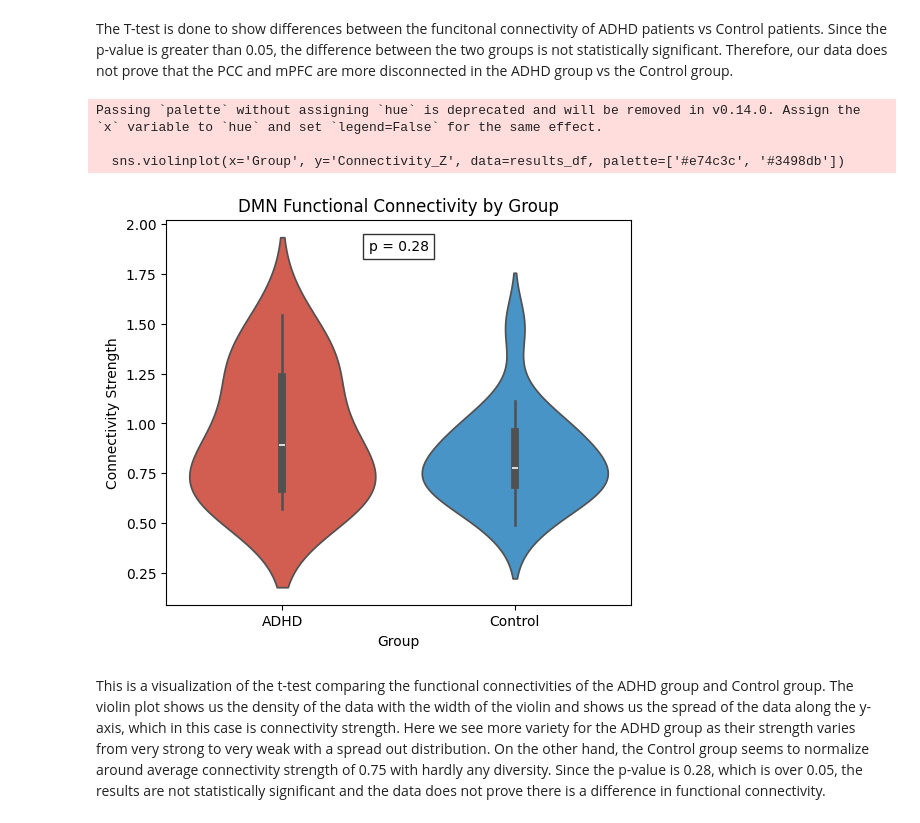
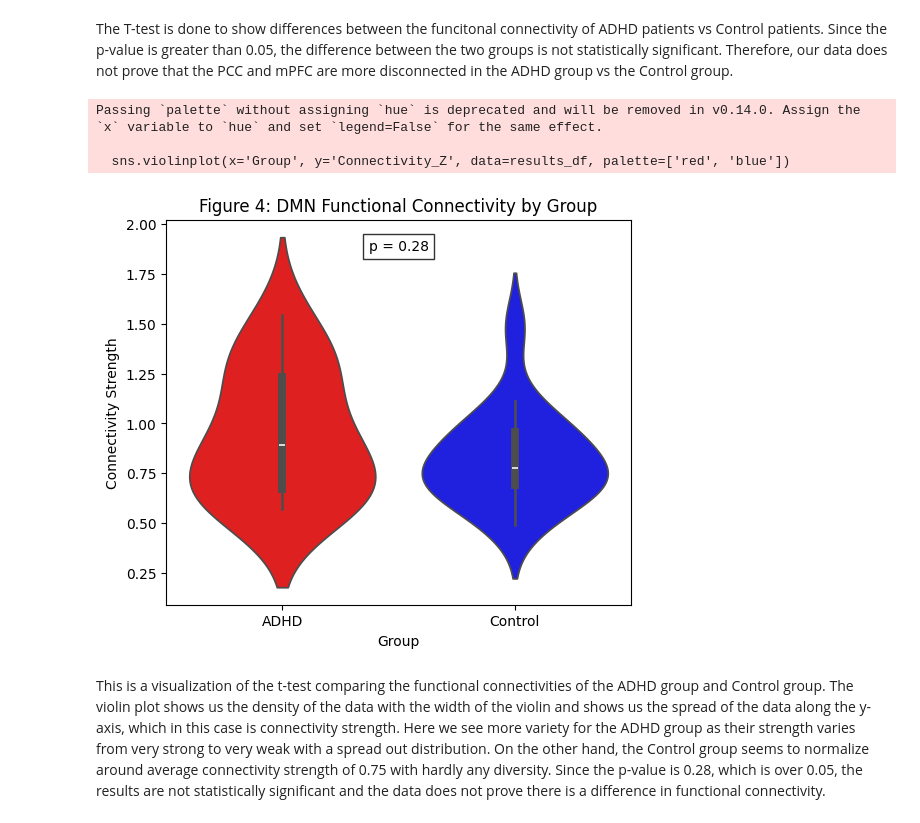
Before and after one commit to brandonmelendezrodr/bipn_finalproject, a Jupyter notebook: final_project_draft1.ipynb, the cells around one changed output. Cells and saved outputs as stored; diff of their text form; code cells hidden in the pictures.

```diff
--- a/final_project_draft1.ipynb
+++ b/final_project_draft1.ipynb
@@ -93,6 +102,7 @@ samples_df.head()
 | 3 | 4440 | 18 | 2273 | CX | LGd | dorsal lateral geniculate nucleus... | 41473 | ... |
 | 4 | 4266 | 17 | 2785 | CX | CA4 | CA4 field, right | 41142 | ... |
 # %%
+# Phenotype dataset is part of the adhd_200 dataset that includes phenotypic data of the patients
 pheno_df = pd.DataFrame(adhd_data.phenotypic)
 # assigns subject as adhd or control
 pheno_df['Group'] = pheno_df['adhd'].apply(
@@ -103,3 +113,7 @@ pheno_df.columns
 pheno_df['dsm_iv_h_i'].value_counts()
 pheno_df['dsm_iv_inatt'].value_counts()
 pheno_df['dsm_iv_tot'].value_counts()
+
+pheno_df['calculated_symptom_score'] = pheno_df['dsm_iv_tot'].fillna(
+    pheno_df[['dsm_iv_inatt', 'dsm_iv_h_i']].sum(axis=1, min_count=1)
+)
@@ -113,11 +122,4 @@ Name: count, dtype: int64
 # %%
-# Internet-Assisted
-# MNI coordinates are standardized coordinates for 3D neuroimaging
-# the MNI coordinates for PCC is 0, -53, 26 and for mPFC is 0, 51, -6
-
-pcc_coords  = (0, -53, 26)   # Posterior Cingulate Cortex
-mpfc_coords = (0,  51,  -6)  # Medial Prefrontal Cortex
-
 # Gemini-Assisted method, helps look at the brain at a specific area using the MNI coordinates
 masker = NiftiSpheresMasker(
     seeds=[pcc_coords, mpfc_coords],
@@ -130,15 +132,6 @@ masker = NiftiSpheresMasker(
 )
 
 connectivity_records = []
-print('Extracting BOLD signals and computing PCC-mPFC connectivity...')
-
-
-
-
-pheno_df['Calculated_Symptom_Score'] = pheno_df['dsm_iv_tot'].fillna(
-    pheno_df[['dsm_iv_inatt', 'dsm_iv_h_i']].sum(axis=1, min_count=1)
-)
-
 for i in range( len(pheno_df)):
     func_file  = adhd_data.func[i]
     row        = pheno_df.iloc[i]
@@ -152,7 +145,7 @@ for i in range( len(pheno_df)):
     r_val, _ = pearsonr(pcc_signal, mpfc_signal)
     z_val    = np.arctanh(np.clip(r_val, -0.999, 0.999))
 
-    symptom_score = row.get('Calculated_Symptom_Score', np.nan)
+    symptom_score = row.get('calculated_symptom_score', np.nan)
     connectivity_records.append({
         'Subject':        row['Subject'],
         'Group':          row['Group'],
@@ -262,22 +285,23 @@ T-Test (ADHD vs Control): t = 1.11, p = 0.28
 # %% [markdown]
 The T-test is done to show differences between the funcitonal connectivity of ADHD patients vs Control patients. Since the p-value is greater than 0.05, the difference between the two groups is not statistically significant. Therefore, our data does not prove that the PCC and mPFC are more disconnected in the ADHD group vs the Control group.
 # %%
+# Figure 4
 # Violin Plot showing functional connectivity
 plt.figure(figsize=(6, 5))
-sns.violinplot(x='Group', y='Connectivity_Z', data=results_df, palette=['#e74c3c', '#3498db'])
+sns.violinplot(x='Group', y='Connectivity_Z', data=results_df, palette=['red', 'blue'])
 
-plt.title('DMN Functional Connectivity by Group')
+plt.title('Figure 4: DMN Functional Connectivity by Group')
 plt.ylabel('Connectivity Strength')
 plt.text(0.5, 0.92, f'p = {p_val_ttest:.2f}',
          ha='center', transform=plt.gca().transAxes,
          bbox=dict(facecolor='white', alpha=0.8))
 
 plt.show()
 # %% [output]
 Passing `palette` without assigning `hue` is deprecated and will be removed in v0.14.0. Assign the `x` variable to `hue` and set `legend=False` for the same effect.
 
-  sns.violinplot(x='Group', y='Connectivity_Z', data=results_df, palette=['#e74c3c', '#3498db'])
+  sns.violinplot(x='Group', y='Connectivity_Z', data=results_df, palette=['red', 'blue'])
-[figure, old version]
+[figure, new version]
 # %% [markdown]
 This is a visualization of the t-test comparing the functional connectivities of the ADHD group and Control group. The violin plot shows us the density of the data with the width of the violin and shows us the spread of the data along the y-axis, which in this case is connectivity strength. Here we see more variety for the ADHD group as their strength varies from very strong to very weak with a spread out distribution. On the other hand, the Control group seems to normalize around average connectivity strength of 0.75 with hardly any diversity. Since the p-value is 0.28, which is over 0.05, the results are not statistically significant and the data does not prove there is a difference in functional connectivity.
 # %%
```
Also changed, not shown: parts of 30 cells of this notebook.
